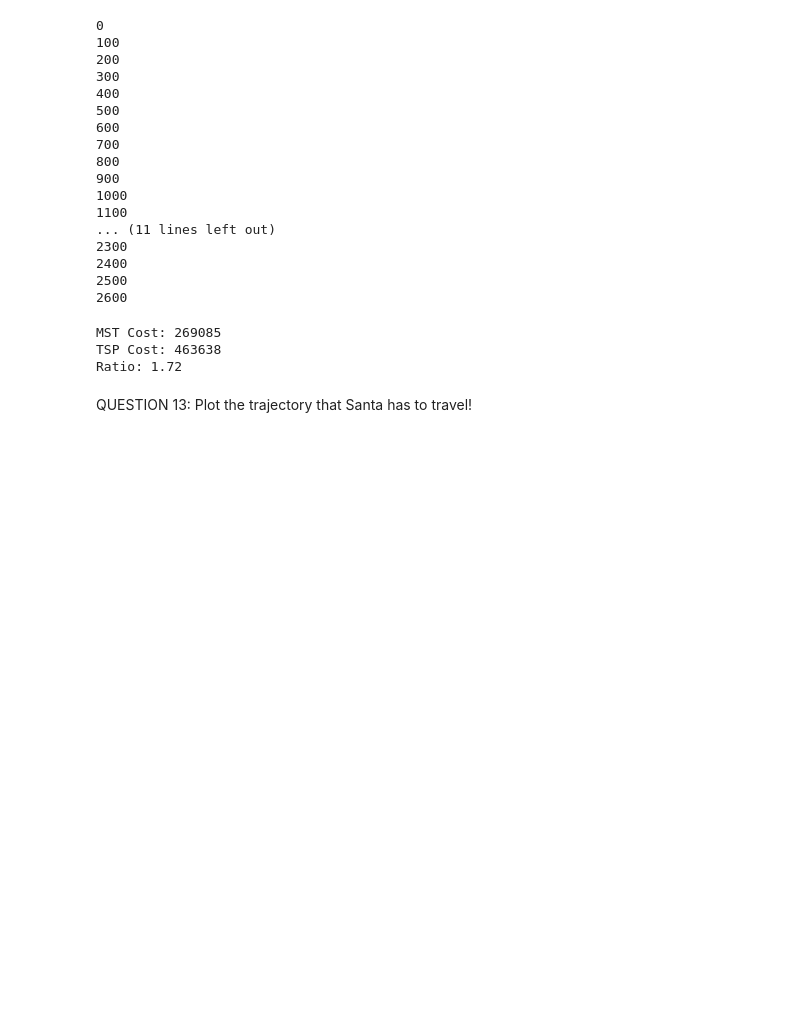
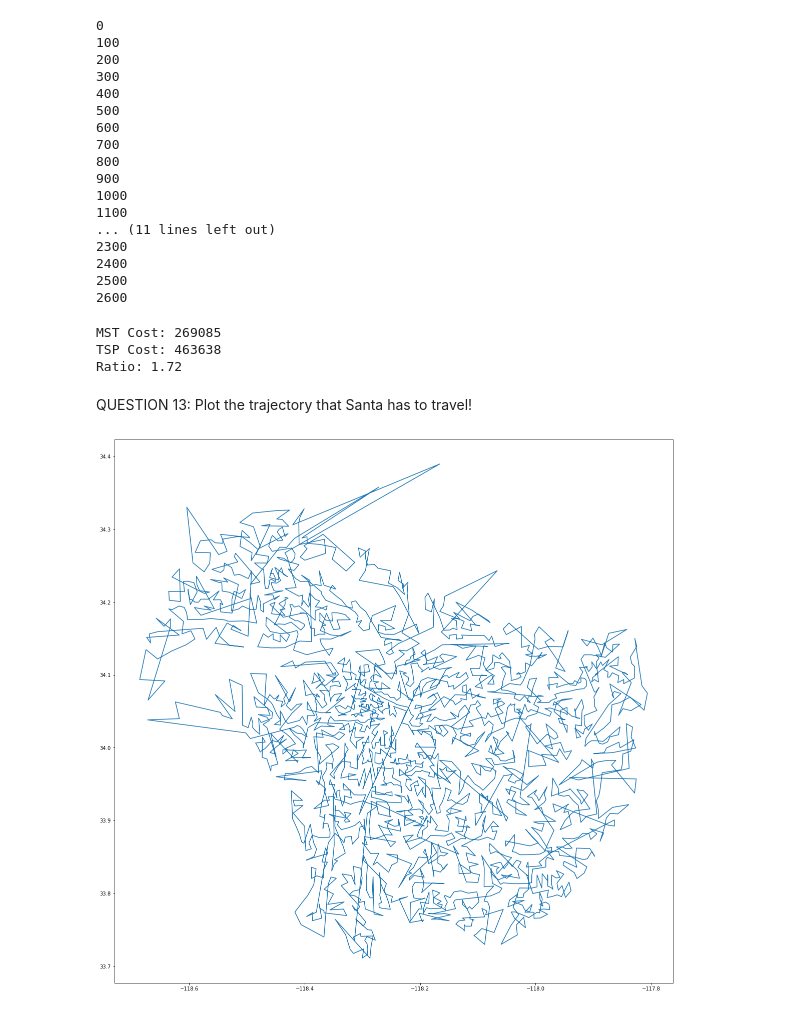
Before and after one commit to morgworth/ece232_team, a Jupyter notebook: Project 4/Morgan Project 4 Part 2.ipynb, the cells around one changed output. Saved outputs shown, nothing was run; the diff lists cells and outputs as text; code cells hidden in the pictures; blank space fills up the shorter version.

```diff
--- a/Project 4/Morgan Project 4 Part 2.ipynb
+++ b/Project 4/Morgan Project 4 Part 2.ipynb
@@ -222,3 +278,13 @@ TSP Cost: 463638
 Ratio: 1.72
 # %% [markdown]
 QUESTION 13: Plot the trajectory that Santa has to travel!
+# %%
+# Visualizing the route suggested by TSP
+all_coordinates = np.array(g.vs['coordinates'])
+tsp_coordinates = all_coordinates[tsp, :]
+tsp_coordinates = np.vstack([tsp_coordinates, tsp_coordinates[0, :]])  # connect the last element back to the first element
+plt.figure(figsize=(20,20))
+plt.plot(tsp_coordinates[:, 0], tsp_coordinates[:, 1],'-')
+plt.show()
+# %% [output]
+[figure, added]
```
Also changed, not shown: parts of 20 cells of this notebook.
